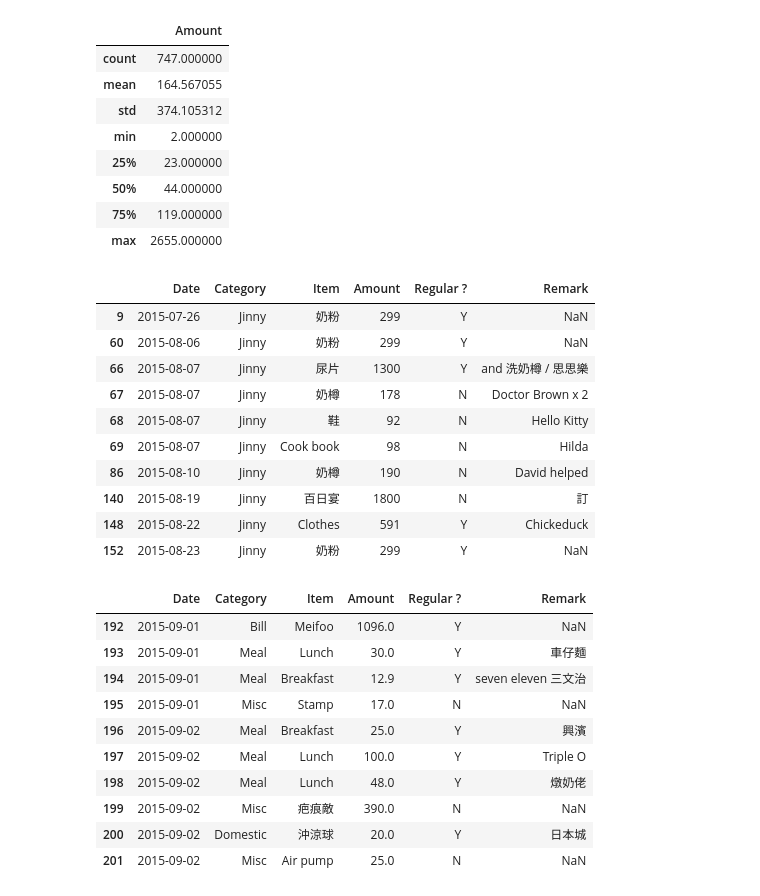
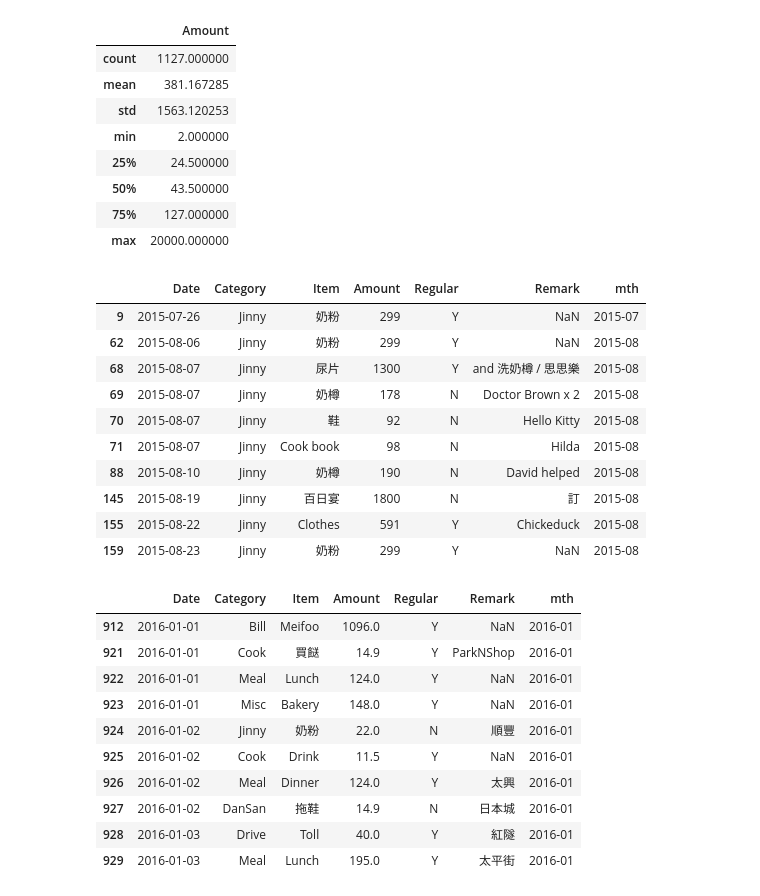
Before and after one commit to daedaluschan/hello-world, a Jupyter notebook: expenseSummary.ipynb, the cells around one changed output. Saved outputs shown, nothing was run; the diff lists cells and outputs as text; code cells hidden in the pictures.

```diff
--- a/expenseSummary.ipynb
+++ b/expenseSummary.ipynb
@@ -9,7 +11,11 @@ expense = pd.read_csv('expense_txt.csv',
                       sep='|',
                       converters = {'Amount': lambda x : float(string.replace(string.replace(x, '$', ''),',',''))},
                       parse_dates=['Date'],
-                      date_parser= lambda y : datetime.datetime.strptime(y, '%m/%d/%Y'))
+                      date_parser= lambda y : datetime.datetime.strptime(y, '%Y-%m-%d'))
+
+
+expense.rename(columns={'Regular ?' : 'Regular'}, inplace=True)
+expense['mth'] = expense['Date'].apply(lambda x : x.year.__str__() + '-' + x.month.__str__().zfill(2))
 
 expense[:5]
 # %% [output]
@@ -37,39 +44,39 @@ memory usage: 29.2+ KB
 expense.describe()
 # %% [output]
 |  | Amount |
-| count | 747.000000 |
-| mean | 164.567055 |
-| std | 374.105312 |
+| count | 1127.000000 |
+| mean | 381.167285 |
+| std | 1563.120253 |
 | min | 2.000000 |
-| 25% | 23.000000 |
-| 50% | 44.000000 |
-| 75% | 119.000000 |
-| max | 2655.000000 |
+| 25% | 24.500000 |
+| 50% | 43.500000 |
+| 75% | 127.000000 |
+| max | 20000.000000 |
 # %%
 expense[expense.Category == 'Jinny'].head(10)
 # %% [output]
-|  | Date | Category | Item | Amount | Regular ? | Remark |
-| 9 | 2015-07-26 | Jinny | 奶粉 | 299 | Y | NaN |
-| 60 | 2015-08-06 | Jinny | 奶粉 | 299 | Y | NaN |
-| 66 | 2015-08-07 | Jinny | 尿片 | 1300 | Y | and 洗奶樽 / 思思樂 |
-| 67 | 2015-08-07 | Jinny | 奶樽 | 178 | N | Doctor Brown x 2 |
-| 68 | 2015-08-07 | Jinny | 鞋 | 92 | N | Hello Kitty |
-| 69 | 2015-08-07 | Jinny | Cook book | 98 | N | Hilda |
-| 86 | 2015-08-10 | Jinny | 奶樽 | 190 | N | David helped |
-| 140 | 2015-08-19 | Jinny | 百日宴 | 1800 | N | 訂 |
-| 148 | 2015-08-22 | Jinny | Clothes | 591 | Y | Chickeduck |
-| 152 | 2015-08-23 | Jinny | 奶粉 | 299 | Y | NaN |
+|  | Date | Category | Item | Amount | Regular | Remark | mth |
+| 9 | 2015-07-26 | Jinny | 奶粉 | 299 | Y | NaN | 2015-07 |
+| 62 | 2015-08-06 | Jinny | 奶粉 | 299 | Y | NaN | 2015-08 |
+| 68 | 2015-08-07 | Jinny | 尿片 | 1300 | Y | and 洗奶樽 / 思思樂 | 2015-08 |
+| 69 | 2015-08-07 | Jinny | 奶樽 | 178 | N | Doctor Brown x 2 | 2015-08 |
+| 70 | 2015-08-07 | Jinny | 鞋 | 92 | N | Hello Kitty | 2015-08 |
+| 71 | 2015-08-07 | Jinny | Cook book | 98 | N | Hilda | 2015-08 |
+| 88 | 2015-08-10 | Jinny | 奶樽 | 190 | N | David helped | 2015-08 |
+| 145 | 2015-08-19 | Jinny | 百日宴 | 1800 | N | 訂 | 2015-08 |
+| 155 | 2015-08-22 | Jinny | Clothes | 591 | Y | Chickeduck | 2015-08 |
+| 159 | 2015-08-23 | Jinny | 奶粉 | 299 | Y | NaN | 2015-08 |
 # %%
-expense[(expense.Date >= '2015-09-01') & (expense.Date < '2015-10-01')].head(10)
+expense[(expense.Date >= '2016-01-01') & (expense.Date < '2016-02-01')].head(10)
 # %% [output]
-|  | Date | Category | Item | Amount | Regular ? | Remark |
-| 192 | 2015-09-01 | Bill | Meifoo | 1096.0 | Y | NaN |
-| 193 | 2015-09-01 | Meal | Lunch | 30.0 | Y | 車仔麵 |
-| 194 | 2015-09-01 | Meal | Breakfast | 12.9 | Y | seven eleven 三文治 |
-| 195 | 2015-09-01 | Misc | Stamp | 17.0 | N | NaN |
-| 196 | 2015-09-02 | Meal | Breakfast | 25.0 | Y | 興濱 |
-| 197 | 2015-09-02 | Meal | Lunch | 100.0 | Y | Triple O |
-| 198 | 2015-09-02 | Meal | Lunch | 48.0 | Y | 燉奶佬 |
-| 199 | 2015-09-02 | Misc | 疤痕敵 | 390.0 | N | NaN |
-| 200 | 2015-09-02 | Domestic | 沖涼球 | 20.0 | Y | 日本城 |
-| 201 | 2015-09-02 | Misc | Air pump | 25.0 | N | NaN |
+|  | Date | Category | Item | Amount | Regular | Remark | mth |
+| 912 | 2016-01-01 | Bill | Meifoo | 1096.0 | Y | NaN | 2016-01 |
+| 921 | 2016-01-01 | Cook | 買餸 | 14.9 | Y | ParkNShop | 2016-01 |
+| 922 | 2016-01-01 | Meal | Lunch | 124.0 | Y | NaN | 2016-01 |
+| 923 | 2016-01-01 | Misc | Bakery | 148.0 | Y | NaN | 2016-01 |
+| 924 | 2016-01-02 | Jinny | 奶粉 | 22.0 | N | 順豐 | 2016-01 |
+| 925 | 2016-01-02 | Cook | Drink | 11.5 | Y | NaN | 2016-01 |
+| 926 | 2016-01-02 | Meal | Dinner | 124.0 | Y | 太興 | 2016-01 |
+| 927 | 2016-01-02 | DanSan | 拖鞋 | 14.9 | N | 日本城 | 2016-01 |
+| 928 | 2016-01-03 | Drive | Toll | 40.0 | Y | 紅隧 | 2016-01 |
+| 929 | 2016-01-03 | Meal | Lunch | 195.0 | Y | 太平街 | 2016-01 |
```
Also changed, not shown: parts of 18 cells of this notebook, 1 other file.
